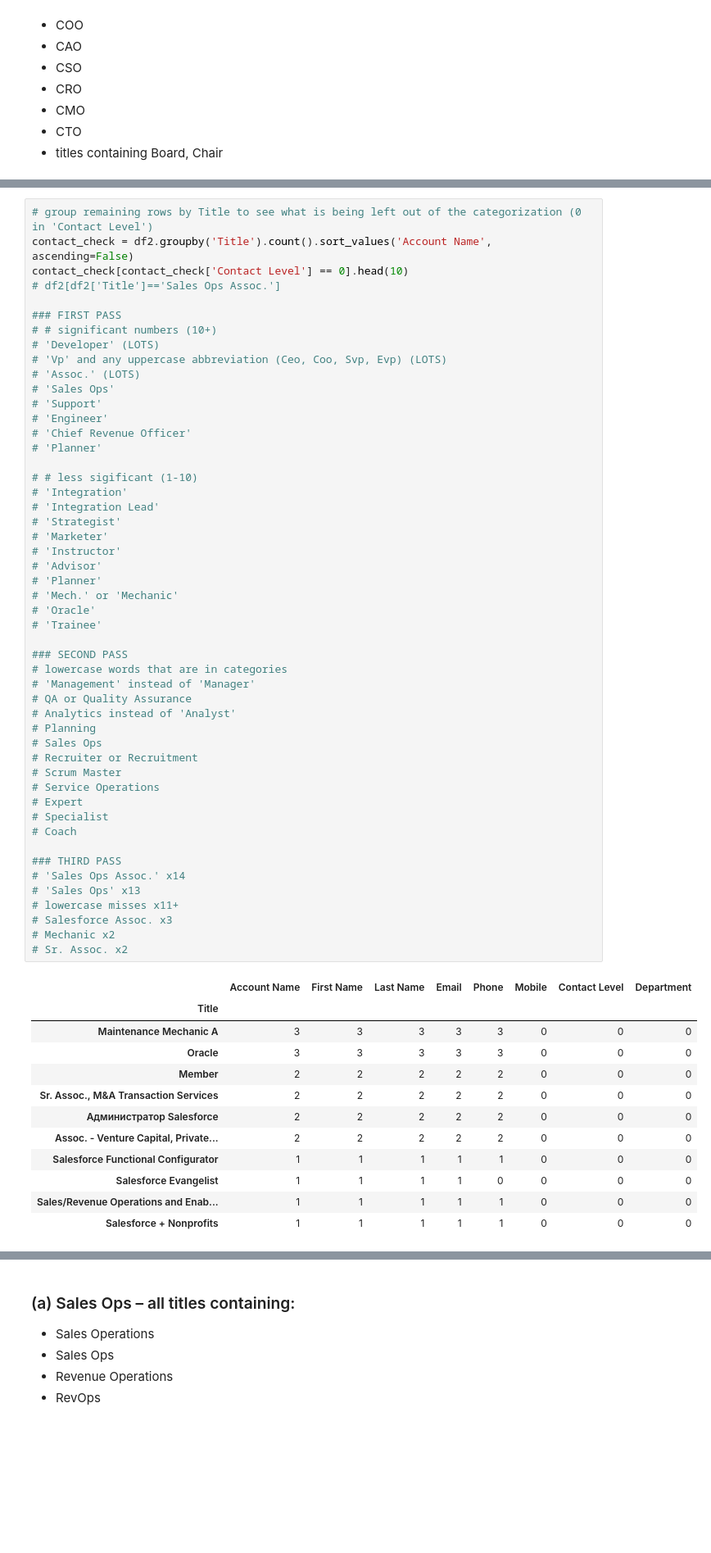
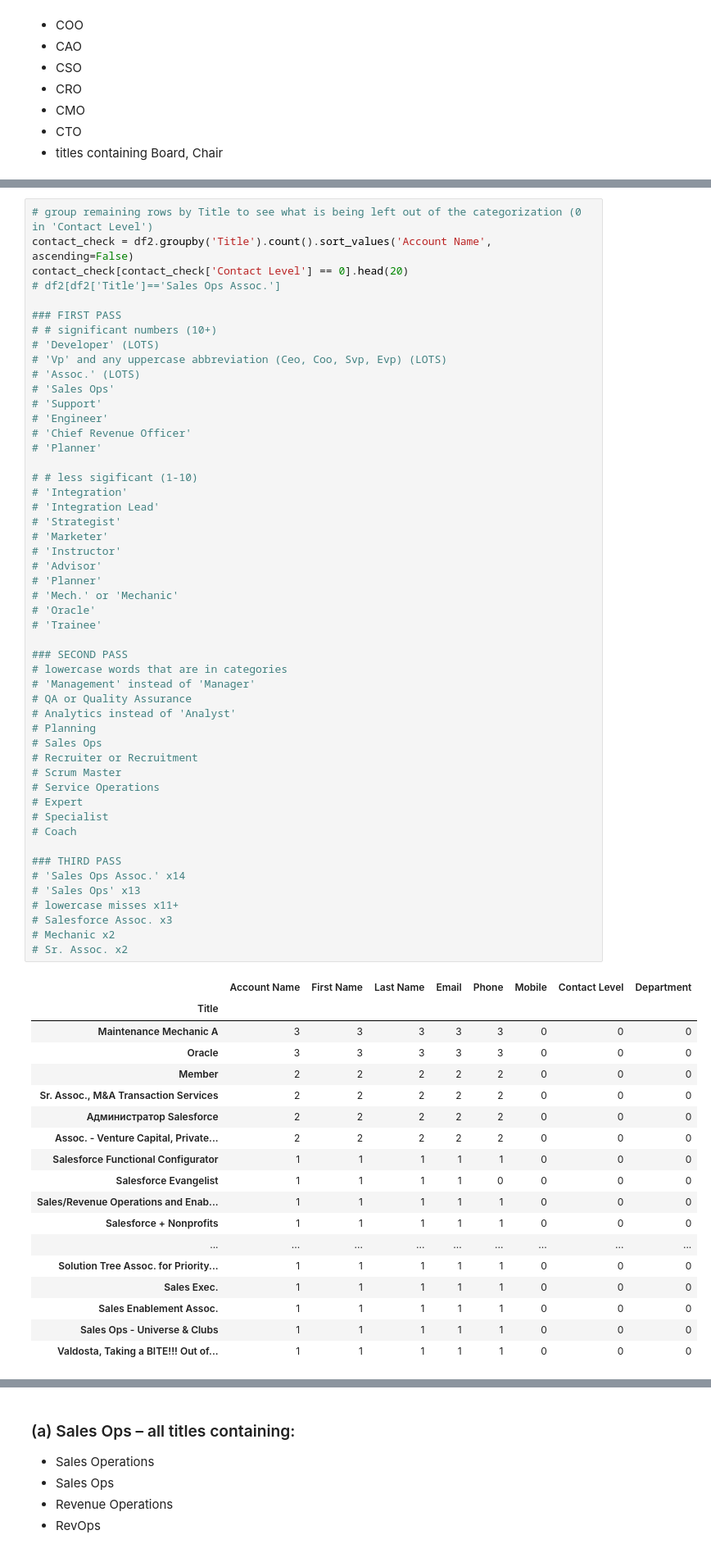
Before and after one commit to harry-hill/python-sales-ops, a Jupyter notebook: Salesforce Sales Ops 8-1-23.ipynb, the cells around one changed output, grey strips where cells are left out. Shown at 82% size. Cells and saved outputs as stored; diff of their text form; blank space fills up the shorter version.

```diff
--- a/Salesforce Sales Ops 8-1-23.ipynb
+++ b/Salesforce Sales Ops 8-1-23.ipynb
@@ -476,7 +474,7 @@ memory usage: 318.8+ KB
 # %%
 # group remaining rows by Title to see what is being left out of the categorization (0 in 'Contact Level')
 contact_check = df2.groupby('Title').count().sort_values('Account Name', ascending=False)
-contact_check[contact_check['Contact Level'] == 0].head(10)
+contact_check[contact_check['Contact Level'] == 0].head(20)
 # df2[df2['Title']=='Sales Ops Assoc.']
 
 ### FIRST PASS
@@ -509,30 +507,36 @@ contact_check[contact_check['Contact Level'] == 0].head(10)
 # Analytics instead of 'Analyst'
 # Planning
 # Sales Ops
 # Recruiter or Recruitment
 # Scrum Master
 # Service Operations
 # Expert
 # Specialist
 # Coach
 
 ### THIRD PASS
 # 'Sales Ops Assoc.' x14
 # 'Sales Ops' x13
 # lowercase misses x11+
 # Salesforce Assoc. x3
 # Mechanic x2
 # Sr. Assoc. x2
 # %% [output]
 |  | Account Name | First Name | Last Name | Email | Phone | Mobile | Contact Level | Department |
 | Title |  |  |  |  |  |  |  |  |
 | Maintenance Mechanic A | 3 | 3 | 3 | 3 | 3 | 0 | 0 | 0 |
 | Oracle | 3 | 3 | 3 | 3 | 3 | 0 | 0 | 0 |
 | Member | 2 | 2 | 2 | 2 | 2 | 0 | 0 | 0 |
 | Sr. Assoc., M&A Transaction Services | 2 | 2 | 2 | 2 | 2 | 0 | 0 | 0 |
 | Администратор Salesforce | 2 | 2 | 2 | 2 | 2 | 0 | 0 | 0 |
 | Assoc. - Venture Capital, Private... | 2 | 2 | 2 | 2 | 2 | 0 | 0 | 0 |
 | Salesforce Functional Configurator | 1 | 1 | 1 | 1 | 1 | 0 | 0 | 0 |
 | Salesforce Evangelist | 1 | 1 | 1 | 1 | 0 | 0 | 0 | 0 |
 | Sales/Revenue Operations and Enab... | 1 | 1 | 1 | 1 | 1 | 0 | 0 | 0 |
 | Salesforce + Nonprofits | 1 | 1 | 1 | 1 | 1 | 0 | 0 | 0 |
+| ... | ... | ... | ... | ... | ... | ... | ... | ... |
+| Solution Tree Assoc. for Priority... | 1 | 1 | 1 | 1 | 1 | 0 | 0 | 0 |
+| Sales Exec. | 1 | 1 | 1 | 1 | 1 | 0 | 0 | 0 |
+| Sales Enablement Assoc. | 1 | 1 | 1 | 1 | 1 | 0 | 0 | 0 |
+| Sales Ops - Universe & Clubs | 1 | 1 | 1 | 1 | 1 | 0 | 0 | 0 |
+| Valdosta, Taking a BITE!!! Out of... | 1 | 1 | 1 | 1 | 1 | 0 | 0 | 0 |
```
Also changed, not shown: parts of 47 cells of this notebook.
